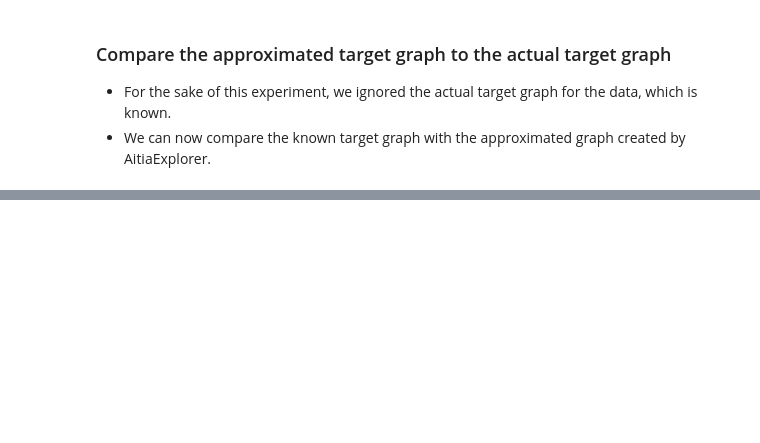
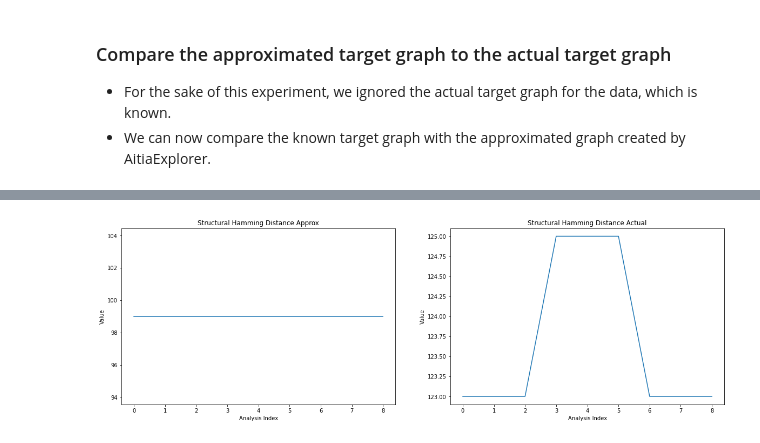
Before and after one commit to seamus-brady/aitiaexplorer, a Jupyter notebook: notebooks/Example03-Causal_Discovery_No_Known_Graph.ipynb, the cells around one changed output, grey strips where cells are left out. Drawn from its saved outputs; the diff is of its cells as text; code cells hidden in the pictures; blank space fills up the shorter version.

```diff
--- a/notebooks/Example03-Causal_Discovery_No_Known_Graph.ipynb
+++ b/notebooks/Example03-Causal_Discovery_No_Known_Graph.ipynb
@@ -125,0 +149,8 @@ aitia.graph_metrics.(approx_target_graph, actual_target_graph)
+# %%
+results2, summary2, _ = aitia.run_analysis(
+                                       df,
+                                       target_graph_str=actual_target_str_dot,
+                                       n_features=7,
+                                       feature_selection_list=feature_selection_list,
+                                       algorithm_list=algorithm_list,
+                                       pc=pc)
@@ -125,0 +194,18 @@ aitia.graph_metrics.(approx_target_graph, actual_target_graph)
+# %%
+plt.rcParams["figure.figsize"] = (20, 6)
+
+plt.subplot(1, 2, 1)
+plt.plot(summary.index, summary['SHD'])
+plt.title('Structural Hamming Distance Approx')
+plt.xlabel('Analysis Index')
+plt.ylabel('Value')
+
+plt.subplot(1, 2, 2)
+plt.plot(summary2.index, summary2['SHD'])
+plt.title('Structural Hamming Distance Actual')
+plt.xlabel('Analysis Index')
+plt.ylabel('Value')
+
+plt.show()
+# %% [output]
+[figure, added]
```
Also changed, not shown: parts of 18 cells of this notebook, 6 other files.
